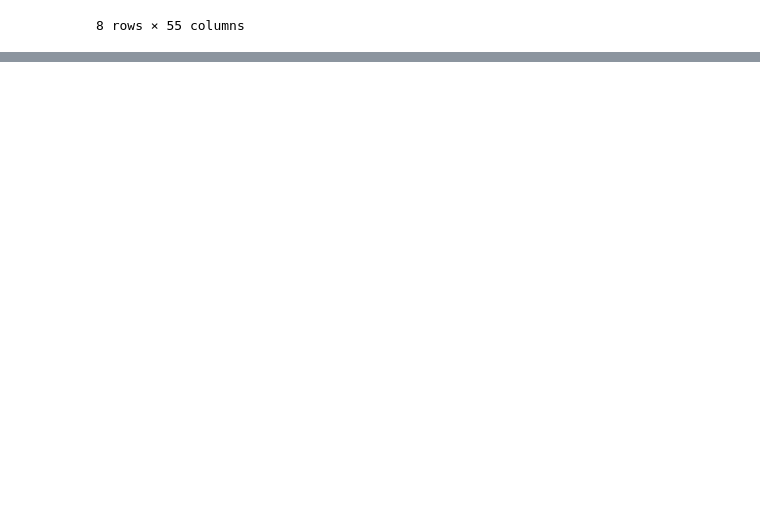
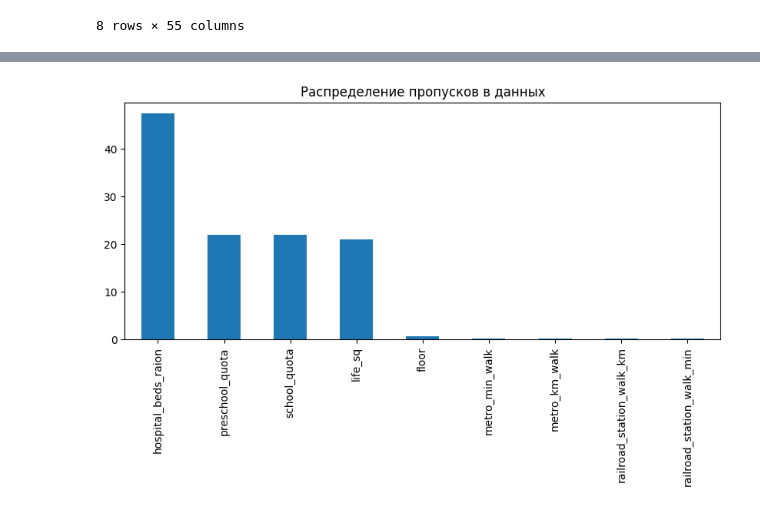
Before and after one commit to DaryaIly/my_data_science, a Jupyter notebook: PY_14_Очистка данных/unit.ipynb, the cells around one changed output, grey strips where cells are left out. Saved outputs shown, nothing was run; the diff lists cells and outputs as text; code cells hidden in the pictures; blank space fills up the shorter version.

```diff
--- a/PY_14_Очистка данных/unit.ipynb
+++ b/PY_14_Очистка данных/unit.ipynb
@@ -55,0 +124,4 @@ sber_data.describe()
+# %%
+cols_null_percent = sber_data.isnull().mean() * 100
+cols_with_null = cols_null_percent[cols_null_percent>0].sort_values(ascending=False)
+display(cols_with_null)
@@ -55,0 +151,8 @@ sber_data.describe()
+# %%
+cols_with_null.plot(
+    kind='bar',
+    figsize=(10, 4),
+    title='Распределение пропусков в данных'
+);
+# %% [output]
+[figure, added]
```
Also changed, not shown: parts of 124 cells of this notebook, 4 other files.
